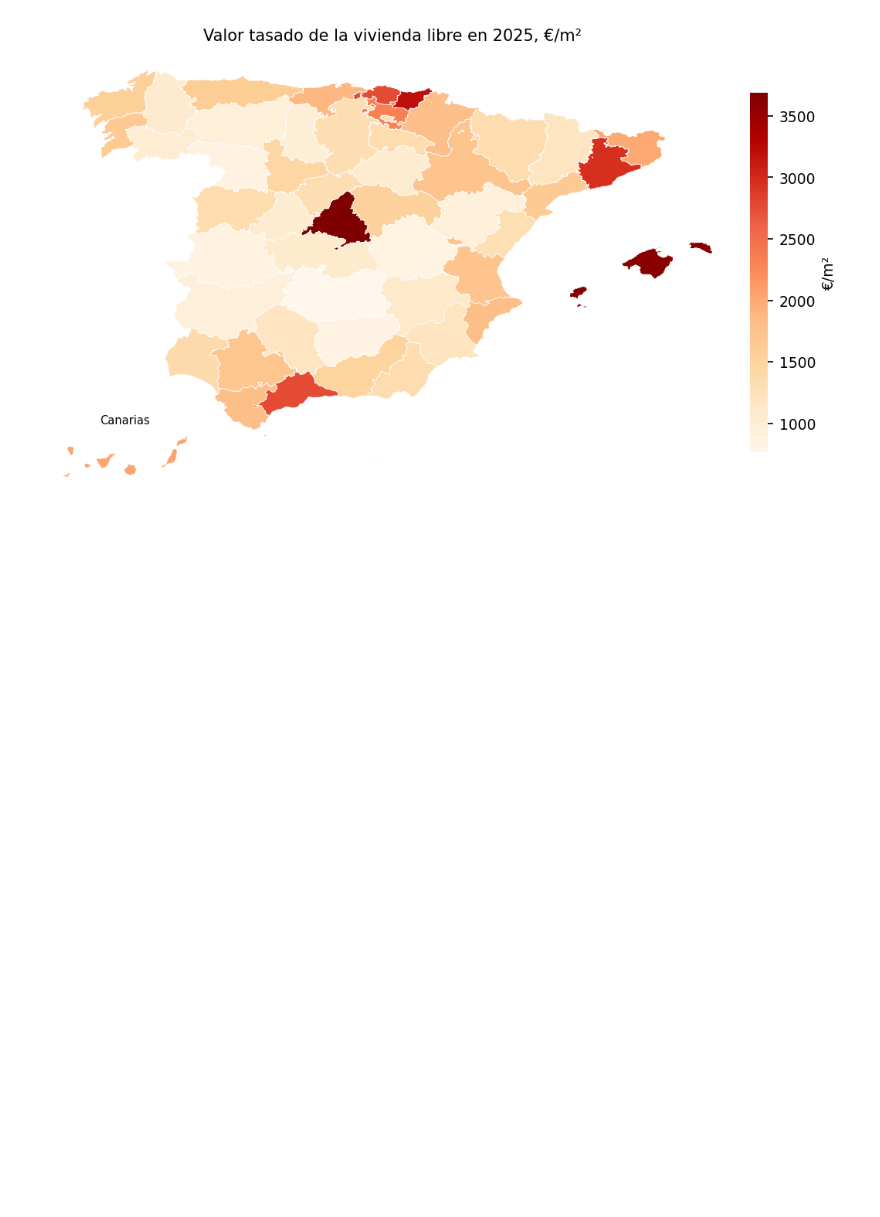
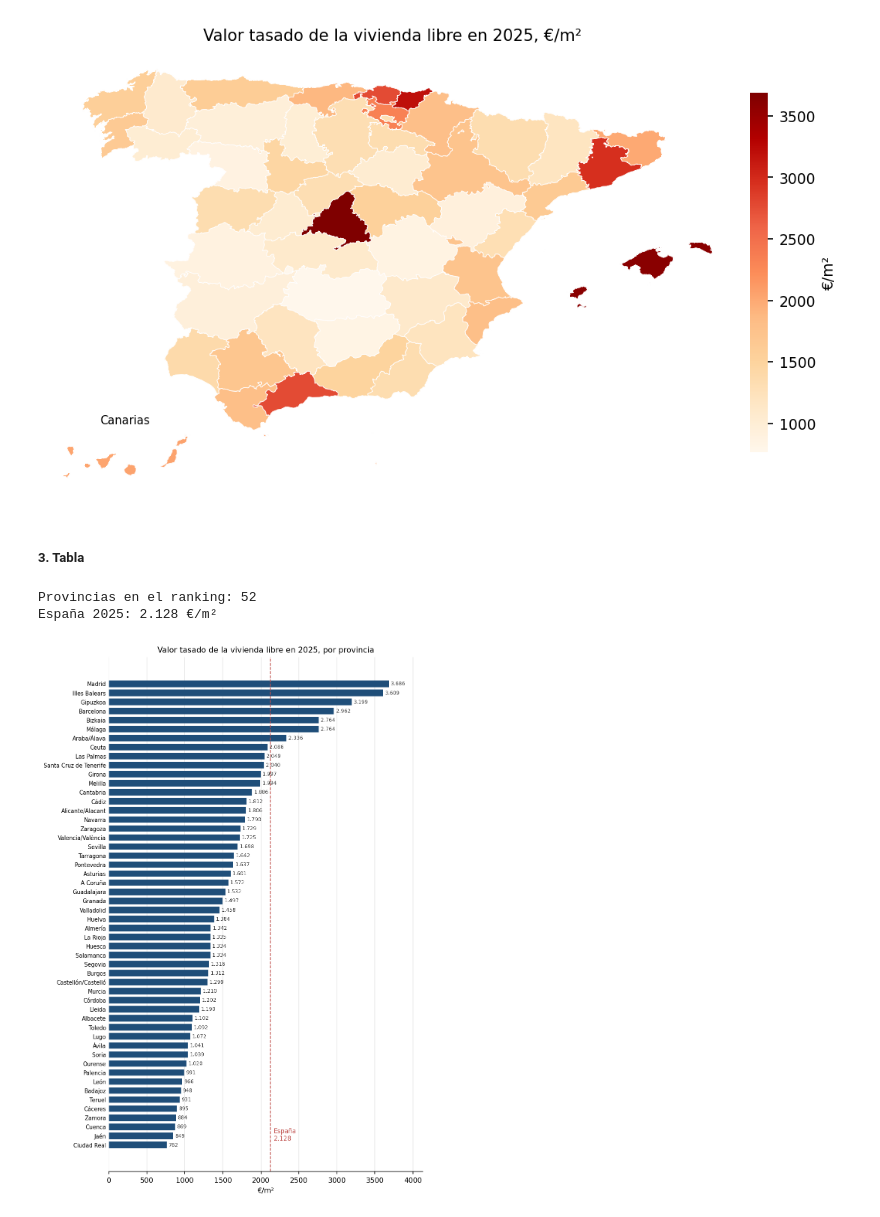
Before and after one commit to AlejandroCuntin/data-science, a Jupyter notebook: 01-eda-vivienda-espana/notebooks/01_precios.ipynb, the cells around one changed output. Saved outputs shown, nothing was run; the diff lists cells and outputs as text; code cells hidden in the pictures; blank space fills up the shorter version.

Commit message:
01_precios.ipynb: Valor tasado de la vivienda libre en 2025, por provincia

```diff
--- a/01-eda-vivienda-espana/notebooks/01_precios.ipynb
+++ b/01-eda-vivienda-espana/notebooks/01_precios.ipynb
@@ -249,3 +291,62 @@ fig.savefig(FIGURES_DIR / "01_mapa_2025.png", dpi=150, bbox_inches="tight")
 plt.show()
 # %% [output]
 [figure]
+# %% [markdown]
+##### 3. Tabla
+# %%
+ranking = (
+    panel.loc[
+        (panel["year"] == 2025)
+        & (panel["kind"] == "total")
+        & (panel["province_code"] != NATIONAL_CODE),
+        ["province_code", "price_nominal_eur_m2"],
+    ]
+    .dropna(subset=["price_nominal_eur_m2"])
+    .assign(name=lambda df: df["province_code"].map(PROVINCES))
+    .sort_values("price_nominal_eur_m2")
+    .reset_index(drop=True)
+)
+
+ranking.head(3)
+
+# El total nacional como numero suelto: la serie de arriba es una tabla de
+# 19 filas y no sirve para dibujar una linea vertical.
+national_2025 = panel.loc[
+    (panel["province_code"] == NATIONAL_CODE)
+    & (panel["kind"] == "total")
+    & (panel["year"] == 2025),
+    "price_nominal_eur_m2",
+].iloc[0]
+
+print(f"Provincias en el ranking: {len(ranking)}")
+print(f"España 2025: {eur(national_2025)} €/m²")
+# %% [output]
+Provincias en el ranking: 52
+España 2025: 2.128 €/m²
+# %%
+fig, ax = plt.subplots(figsize=(7, 10))
+
+ax.barh(ranking["name"], ranking["price_nominal_eur_m2"], color="#1f4e79", height=0.72)
+
+ax.axvline(national_2025, color="#c0504d", linestyle="--", linewidth=1)
+ax.text(
+    national_2025 + 40, 0.3, f"España\n{eur(national_2025)}",
+    color="#c0504d", fontsize=8, va="bottom",
+)
+
+for y, value in enumerate(ranking["price_nominal_eur_m2"]):
+    ax.text(value + 25, y, eur(value), va="center", fontsize=6.5, color="0.25")
+
+ax.set_xlim(0, ranking["price_nominal_eur_m2"].max() * 1.12)
+ax.set_xlabel("€/m²")
+ax.set_title("Valor tasado de la vivienda libre en 2025, por provincia")
+ax.grid(axis="x", color="0.9", linewidth=0.8)
+ax.set_axisbelow(True)
+ax.tick_params(axis="y", length=0, labelsize=7)
+ax.spines["left"].set_visible(False)
+
+fig.tight_layout()
+fig.savefig(FIGURES_DIR / "01_ranking_2025.png", dpi=150, bbox_inches="tight")
+plt.show()
+# %% [output]
+[figure, added]
```
Also changed, not shown: parts of 5 cells of this notebook, 1 other file.
